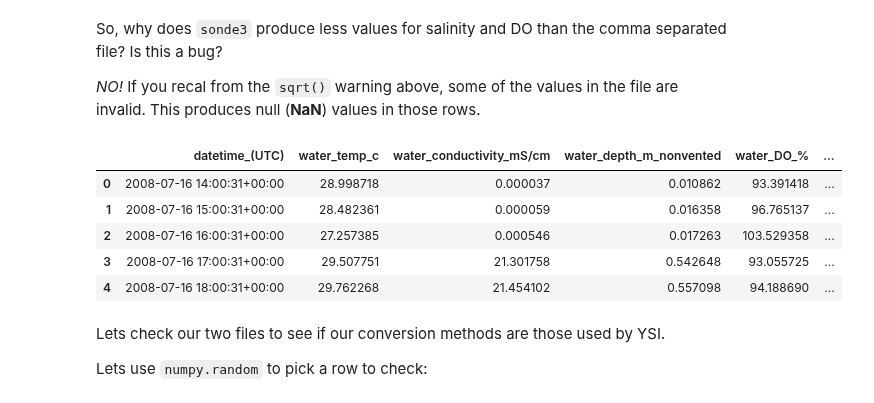
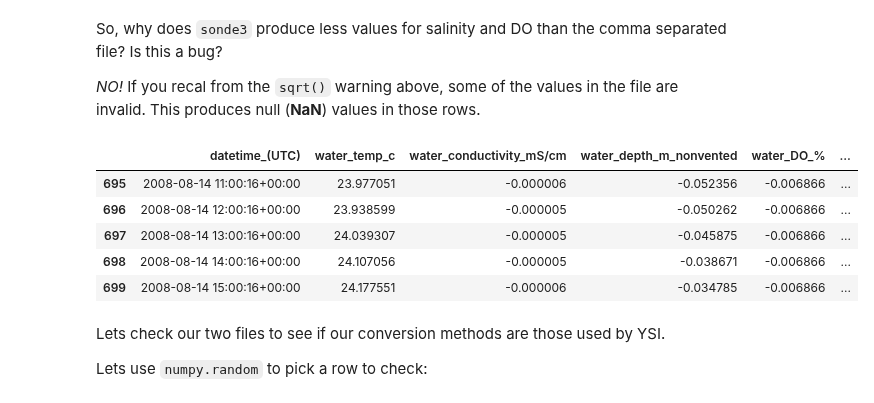
Before and after one commit to kimia-karimi/sonde3, a Jupyter notebook: index.ipynb, the cells around one changed output. Cells and saved outputs as stored; diff of their text form; code cells hidden in the pictures.

```diff
--- a/index.ipynb
+++ b/index.ipynb
@@ -162,14 +162,14 @@ So, why does `sonde3` produce less values for salinity and DO than the comma sep
 
 *NO!*  If you recal from the `sqrt()` warning above, some of the values in the file are invalid.  This produces null (**NaN**) values in those rows.
 # %%
-SA08_BIN.head()
+SA08_BIN.tail()
 # %% [output]
 |  | datetime_(UTC) | water_temp_c | water_conductivity_mS/cm | water_depth_m_nonvented | water_DO_% | ... |
-| 0 | 2008-07-16 14:00:31+00:00 | 28.998718 | 0.000037 | 0.010862 | 93.391418 | ... |
-| 1 | 2008-07-16 15:00:31+00:00 | 28.482361 | 0.000059 | 0.016358 | 96.765137 | ... |
-| 2 | 2008-07-16 16:00:31+00:00 | 27.257385 | 0.000546 | 0.017263 | 103.529358 | ... |
-| 3 | 2008-07-16 17:00:31+00:00 | 29.507751 | 21.301758 | 0.542648 | 93.055725 | ... |
-| 4 | 2008-07-16 18:00:31+00:00 | 29.762268 | 21.454102 | 0.557098 | 94.188690 | ... |
+| 695 | 2008-08-14 11:00:16+00:00 | 23.977051 | -0.000006 | -0.052356 | -0.006866 | ... |
+| 696 | 2008-08-14 12:00:16+00:00 | 23.938599 | -0.000005 | -0.050262 | -0.006866 | ... |
+| 697 | 2008-08-14 13:00:16+00:00 | 24.039307 | -0.000005 | -0.045875 | -0.006866 | ... |
+| 698 | 2008-08-14 14:00:16+00:00 | 24.107056 | -0.000005 | -0.038671 | -0.006866 | ... |
+| 699 | 2008-08-14 15:00:16+00:00 | 24.177551 | -0.000006 | -0.034785 | -0.006866 | ... |
 # %% [markdown]
 Lets check our two files to see if our conversion methods are those used by YSI.
 
```
Also changed, not shown: parts of 14 cells of this notebook, 2 other files.
